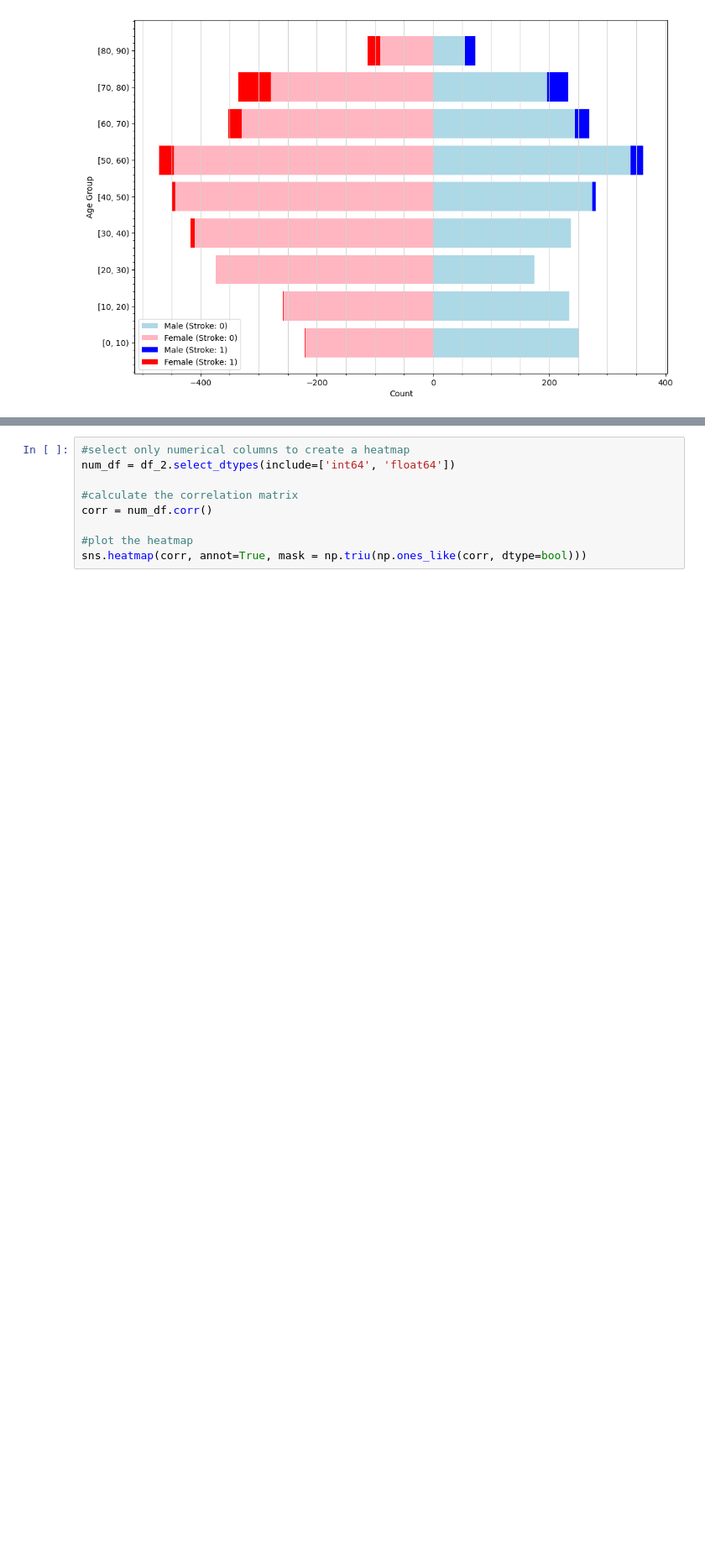
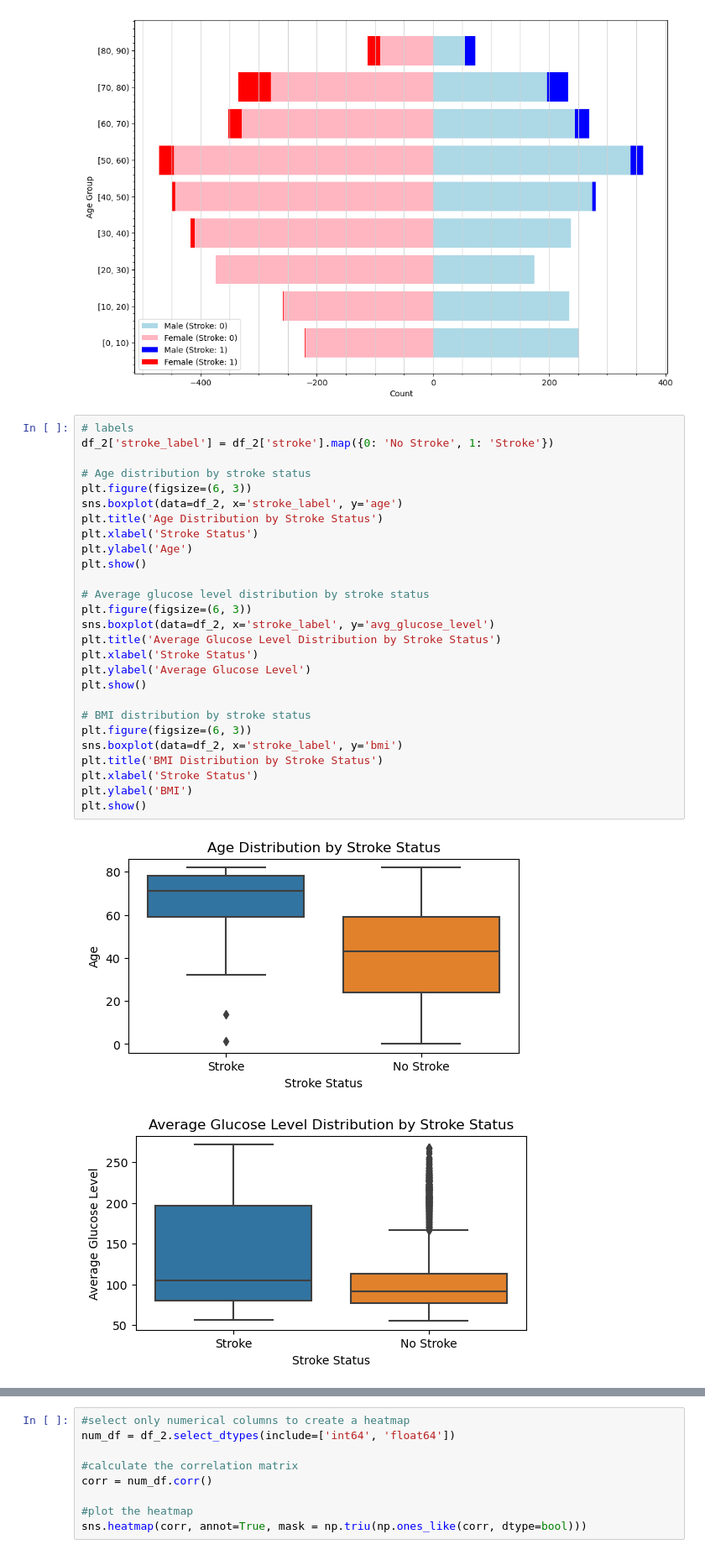
Before and after one commit to lukas-stamm/data-exploration-project, a Jupyter notebook: source_code.ipynb, the cells around one changed output, grey strips where cells are left out. Shown at 84% size. Cells and saved outputs as stored; diff of their text form; blank space fills up the shorter version.

```diff
--- a/source_code.ipynb
+++ b/source_code.ipynb
@@ -165,3 +165,33 @@ plt.ylabel("Age Group")
 plt.show()
 # %% [output]
 [figure]
+# %%
+# labels
+df_2['stroke_label'] = df_2['stroke'].map({0: 'No Stroke', 1: 'Stroke'})
+
+# Age distribution by stroke status
+plt.figure(figsize=(6, 3))
+sns.boxplot(data=df_2, x='stroke_label', y='age')
+plt.title('Age Distribution by Stroke Status')
+plt.xlabel('Stroke Status')
+plt.ylabel('Age')
+plt.show()
+
+# Average glucose level distribution by stroke status
+plt.figure(figsize=(6, 3))
+sns.boxplot(data=df_2, x='stroke_label', y='avg_glucose_level')
+plt.title('Average Glucose Level Distribution by Stroke Status')
+plt.xlabel('Stroke Status')
+plt.ylabel('Average Glucose Level')
+plt.show()
+
+# BMI distribution by stroke status
+plt.figure(figsize=(6, 3))
+sns.boxplot(data=df_2, x='stroke_label', y='bmi')
+plt.title('BMI Distribution by Stroke Status')
+plt.xlabel('Stroke Status')
+plt.ylabel('BMI')
+plt.show()
+# %% [output]
+[figure, added]
+[figure, added]
```
Also changed, not shown: parts of 3 cells of this notebook.
